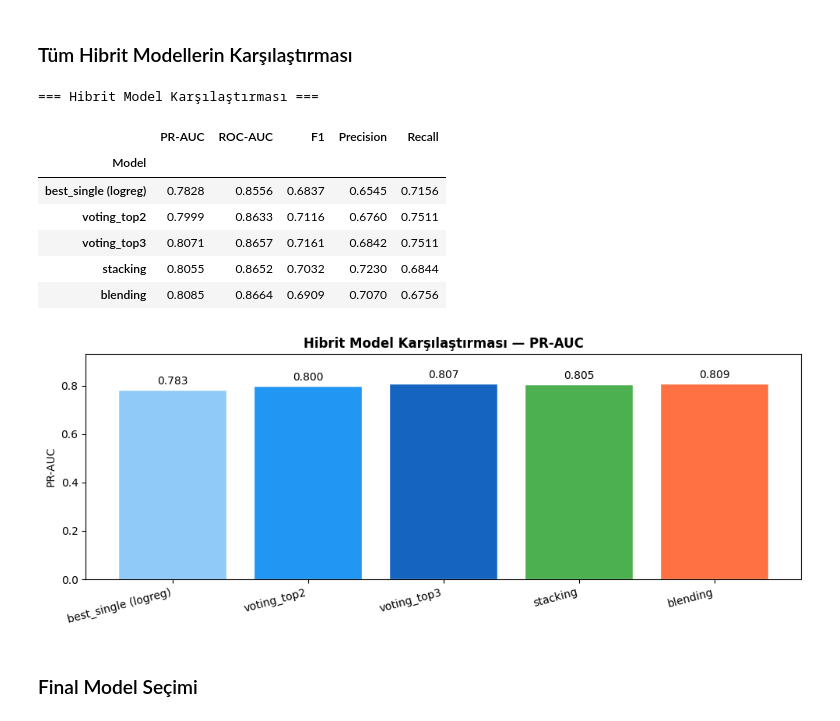
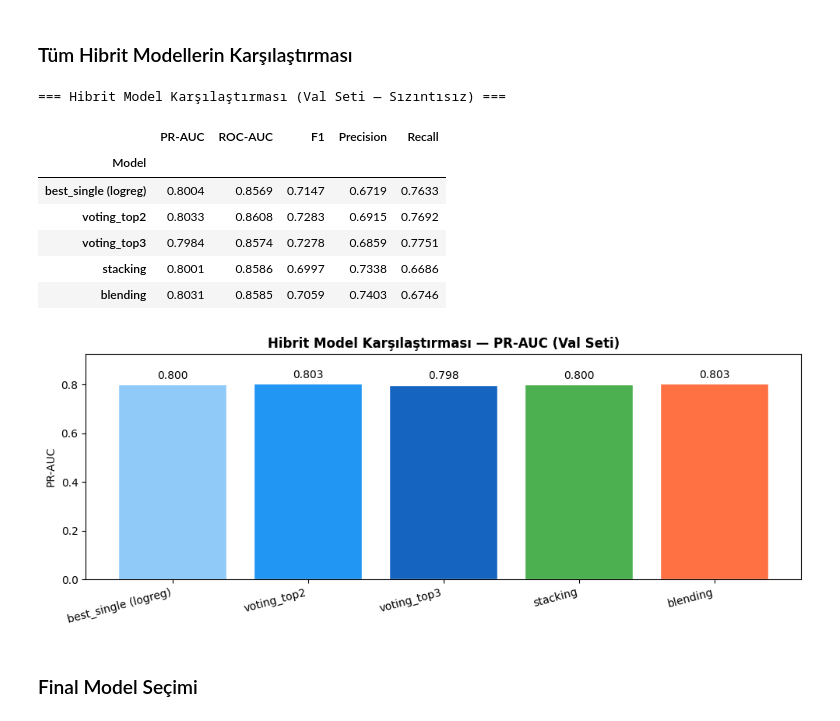
Before and after one commit to UgurIpekduzen/tmdb-hit-classifier, a Jupyter notebook: example.ipynb, the cells around one changed output. Saved outputs shown, nothing was run; the diff lists cells and outputs as text; code cells hidden in the pictures.

```diff
--- a/example.ipynb
+++ b/example.ipynb
@@ -567,11 +504,6 @@ stacking_clf = StackingClassifier(
     n_jobs=1,
 )
 stacking_clf.fit(X_train, y_train)
-
-stacking_metrics = evaluate_test(
-    stacking_clf, X_test, y_test, TASK_TYPE, 'stacking',
-    cv_metrics=results[best]['val'],
-    experiment_name=EXPERIMENT_NAME,
-    feature_version=FEATURE_VERSION,
-)
+stacking_val_metrics = quick_val_metrics(stacking_clf, X_val, y_val)
+print(f"Stacking Val PR-AUC: {stacking_val_metrics['PR-AUC']:.4f}")
 # %% [output]
@@ -667,11 +572,6 @@ blending_clf = BlendingEnsemble(
     random_state=RANDOM_STATE,
 )
 blending_clf.fit(X_train, y_train)
-
-blending_metrics = evaluate_test(
-    blending_clf, X_test, y_test, TASK_TYPE, 'blending',
-    cv_metrics=results[best]['val'],
-    experiment_name=EXPERIMENT_NAME,
-    feature_version=FEATURE_VERSION,
-)
+blending_val_metrics = quick_val_metrics(blending_clf, X_val, y_val)
+print(f"Blending Val PR-AUC: {blending_val_metrics['PR-AUC']:.4f}")
 # %% [output]
@@ -707,44 +580,46 @@ weighted avg       0.79      0.79      0.79       646
 ### Tüm Hibrit Modellerin Karşılaştırması
 # %%
 metric_col = "PR-AUC"
-hybrid_results = {
-    f"best_single ({best})": test_metrics,
-    "voting_top2":           voting_metrics,
-    "voting_top3":           voting3_metrics,
-    "stacking":              stacking_metrics,
-    "blending":              blending_metrics,
+best_single_val_metrics = quick_val_metrics(best_model, X_val, y_val)
+
+hybrid_val_results = {
+    f"best_single ({best})": best_single_val_metrics,
+    "voting_top2":           voting_val_metrics,
+    "voting_top3":           voting3_val_metrics,
+    "stacking":              stacking_val_metrics,
+    "blending":              blending_val_metrics,
 }
 
 rows = []
-for name, m in hybrid_results.items():
+for name, m in hybrid_val_results.items():
     rows.append({"Model": name, **{k: round(v, 4) for k, v in m.items()}})
 comparison_df = pd.DataFrame(rows).set_index("Model")
-print("=== Hibrit Model Karşılaştırması ===")
+print("=== Hibrit Model Karşılaştırması (Val Seti — Sızıntısız) ===")
 display(comparison_df)
 
-vals   = [m.get(metric_col, 0) for m in hybrid_results.values()]
-labels = list(hybrid_results.keys())
+vals   = [m.get(metric_col, 0) for m in hybrid_val_results.values()]
+labels = list(hybrid_val_results.keys())
 colors = ["#90CAF9", "#2196F3", "#1565C0", "#4CAF50", "#FF7043"]
 
 fig, ax = plt.subplots(figsize=(10, 4))
 bars = ax.bar(labels, vals, color=colors, edgecolor="white")
 ax.bar_label(bars, fmt="%.3f", padding=3, fontsize=10)
-ax.set_title(f"Hibrit Model Karşılaştırması — {metric_col}", fontsize=12, fontweight="bold")
+ax.set_title(f"Hibrit Model Karşılaştırması — {metric_col} (Val Seti)", fontsize=12, fontweight="bold")
 ax.set_ylim(0, max(vals) * 1.15)
 ax.set_ylabel(metric_col)
 plt.xticks(rotation=15, ha="right")
 plt.tight_layout()
 plt.show()
 # %% [output]
-=== Hibrit Model Karşılaştırması ===
+=== Hibrit Model Karşılaştırması (Val Seti — Sızıntısız) ===
 |  | PR-AUC | ROC-AUC | F1 | Precision | Recall |
 | Model |  |  |  |  |  |
-| best_single (logreg) | 0.7828 | 0.8556 | 0.6837 | 0.6545 | 0.7156 |
-| voting_top2 | 0.7999 | 0.8633 | 0.7116 | 0.6760 | 0.7511 |
-| voting_top3 | 0.8071 | 0.8657 | 0.7161 | 0.6842 | 0.7511 |
-| stacking | 0.8055 | 0.8652 | 0.7032 | 0.7230 | 0.6844 |
-| blending | 0.8085 | 0.8664 | 0.6909 | 0.7070 | 0.6756 |
+| best_single (logreg) | 0.8004 | 0.8569 | 0.7147 | 0.6719 | 0.7633 |
+| voting_top2 | 0.8033 | 0.8608 | 0.7283 | 0.6915 | 0.7692 |
+| voting_top3 | 0.7984 | 0.8574 | 0.7278 | 0.6859 | 0.7751 |
+| stacking | 0.8001 | 0.8586 | 0.6997 | 0.7338 | 0.6686 |
+| blending | 0.8031 | 0.8585 | 0.7059 | 0.7403 | 0.6746 |
-[figure, old version]
+[figure, new version]
 # %% [markdown]
 ### Final Model Seçimi
 # %%
```
Also changed, not shown: parts of 14 cells of this notebook, 1 other file.
